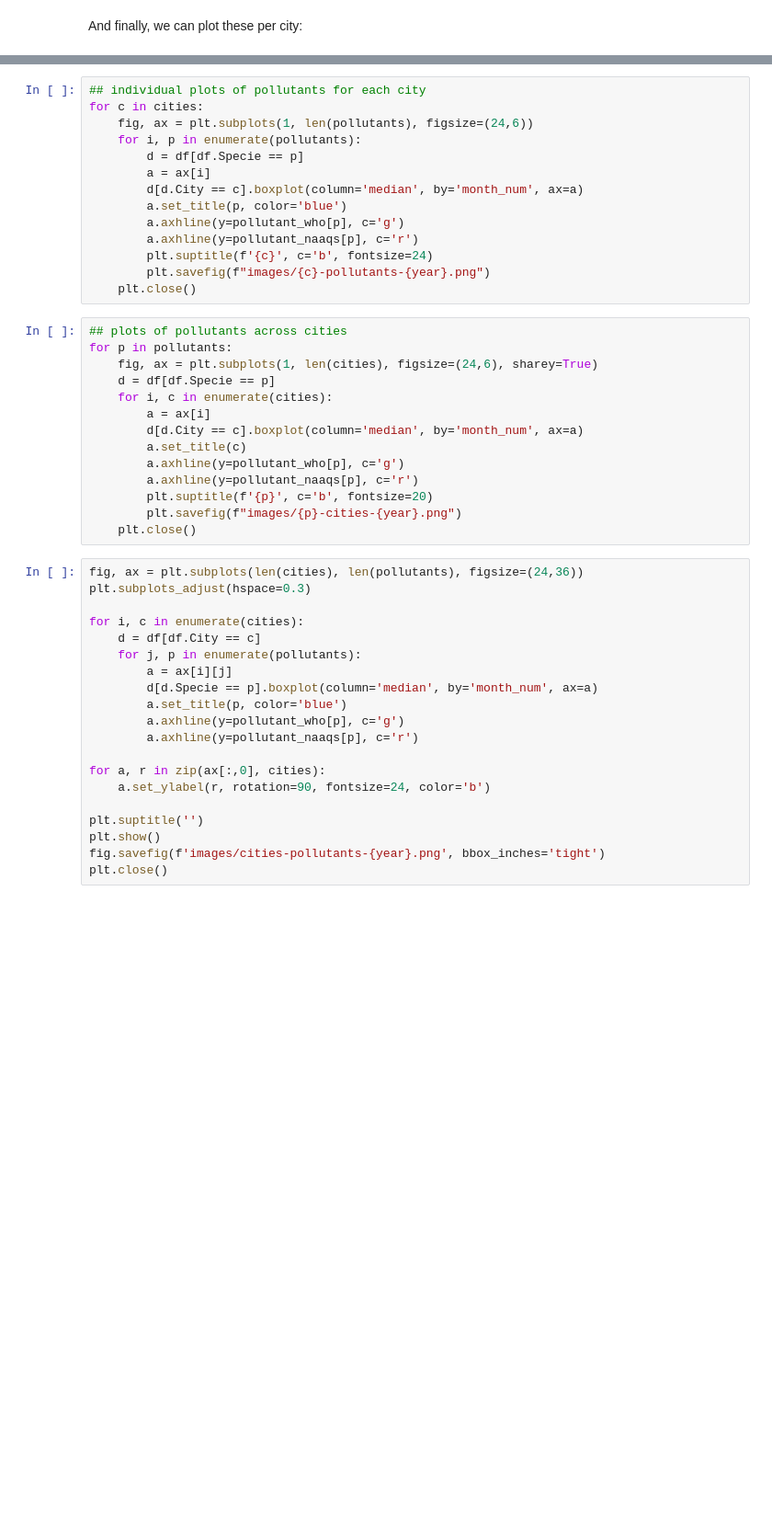
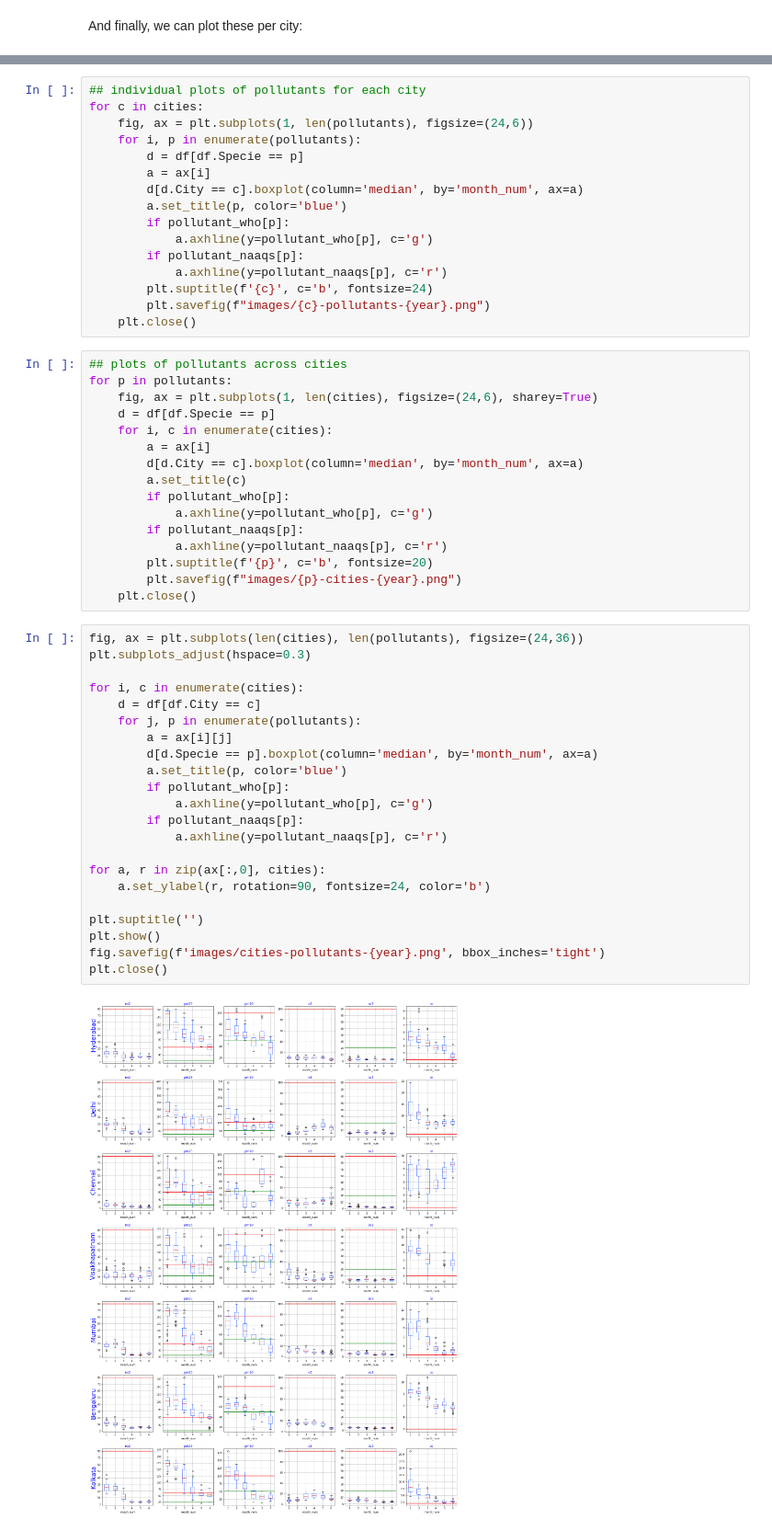
Before and after one commit to algoasylum/ExploringTheUnseen, a Jupyter notebook: code/BoxPlot-cities.ipynb, the cells around one changed output, grey strips where cells are left out. Shown at 92% size. Cells and saved outputs as stored; diff of their text form; blank space fills up the shorter version.

```diff
--- a/code/BoxPlot-cities.ipynb
+++ b/code/BoxPlot-cities.ipynb
@@ -207,8 +213,10 @@ for c in cities:
         a = ax[i]
         d[d.City == c].boxplot(column='median', by='month_num', ax=a)
         a.set_title(p, color='blue')
-        a.axhline(y=pollutant_who[p], c='g')
-        a.axhline(y=pollutant_naaqs[p], c='r')
+        if pollutant_who[p]:
+            a.axhline(y=pollutant_who[p], c='g')
+        if pollutant_naaqs[p]:
+            a.axhline(y=pollutant_naaqs[p], c='r')
         plt.suptitle(f'{c}', c='b', fontsize=24)
         plt.savefig(f"images/{c}-pollutants-{year}.png")
     plt.close()
@@ -221,31 +229,37 @@ for p in pollutants:
         a = ax[i]
         d[d.City == c].boxplot(column='median', by='month_num', ax=a)
         a.set_title(c)
-        a.axhline(y=pollutant_who[p], c='g')
-        a.axhline(y=pollutant_naaqs[p], c='r')
+        if pollutant_who[p]:
+            a.axhline(y=pollutant_who[p], c='g')
+        if pollutant_naaqs[p]:
+            a.axhline(y=pollutant_naaqs[p], c='r')
         plt.suptitle(f'{p}', c='b', fontsize=20)
         plt.savefig(f"images/{p}-cities-{year}.png")
     plt.close()
 # %%
 fig, ax = plt.subplots(len(cities), len(pollutants), figsize=(24,36))
 plt.subplots_adjust(hspace=0.3)
 
 for i, c in enumerate(cities):
     d = df[df.City == c]
     for j, p in enumerate(pollutants):
         a = ax[i][j]
         d[d.Specie == p].boxplot(column='median', by='month_num', ax=a)
         a.set_title(p, color='blue')
-        a.axhline(y=pollutant_who[p], c='g')
-        a.axhline(y=pollutant_naaqs[p], c='r')
+        if pollutant_who[p]:
+            a.axhline(y=pollutant_who[p], c='g')
+        if pollutant_naaqs[p]:
+            a.axhline(y=pollutant_naaqs[p], c='r')
 
 for a, r in zip(ax[:,0], cities):
     a.set_ylabel(r, rotation=90, fontsize=24, color='b')
 
 plt.suptitle('')
 plt.show()
 fig.savefig(f'images/cities-pollutants-{year}.png', bbox_inches='tight')
 plt.close()
+# %% [output]
+[figure, added]
 # %%
 fig, ax = plt.subplots(len(cities), len(pollutants), figsize=(24,36))
 plt.subplots_adjust(hspace=0.3)
```
Also changed, not shown: parts of 5 cells of this notebook.
